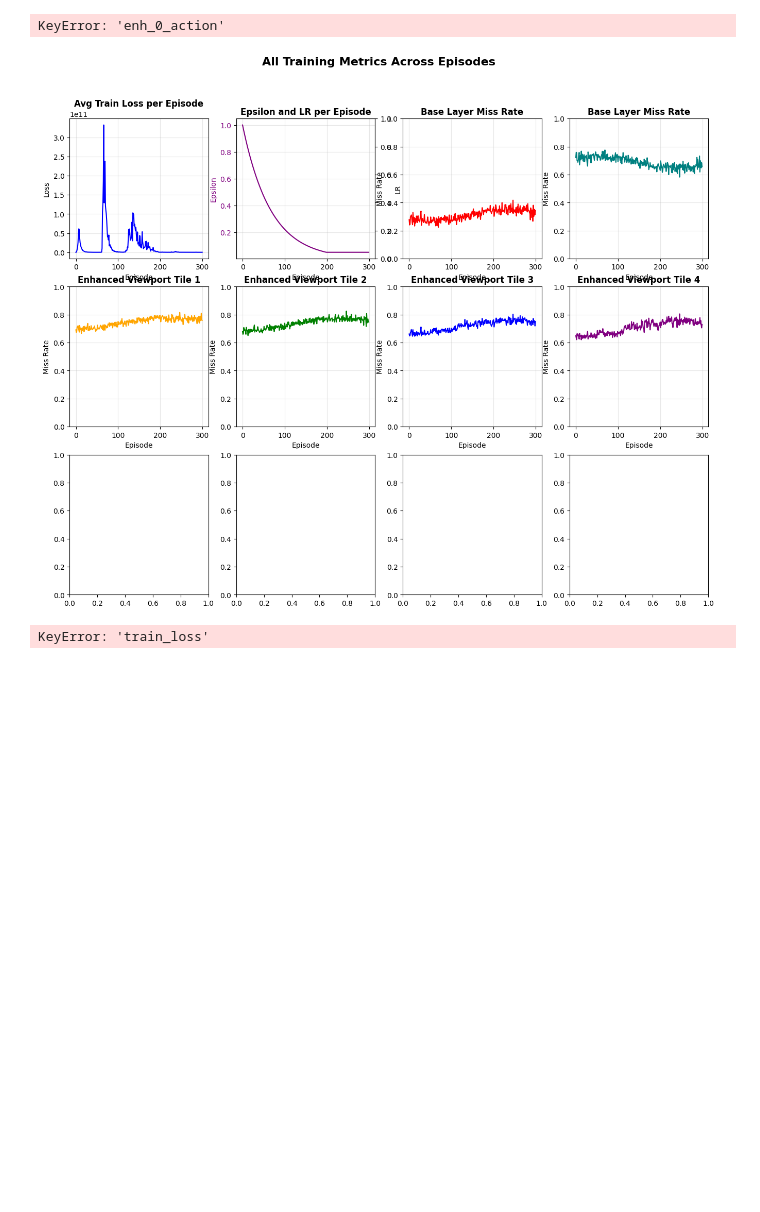
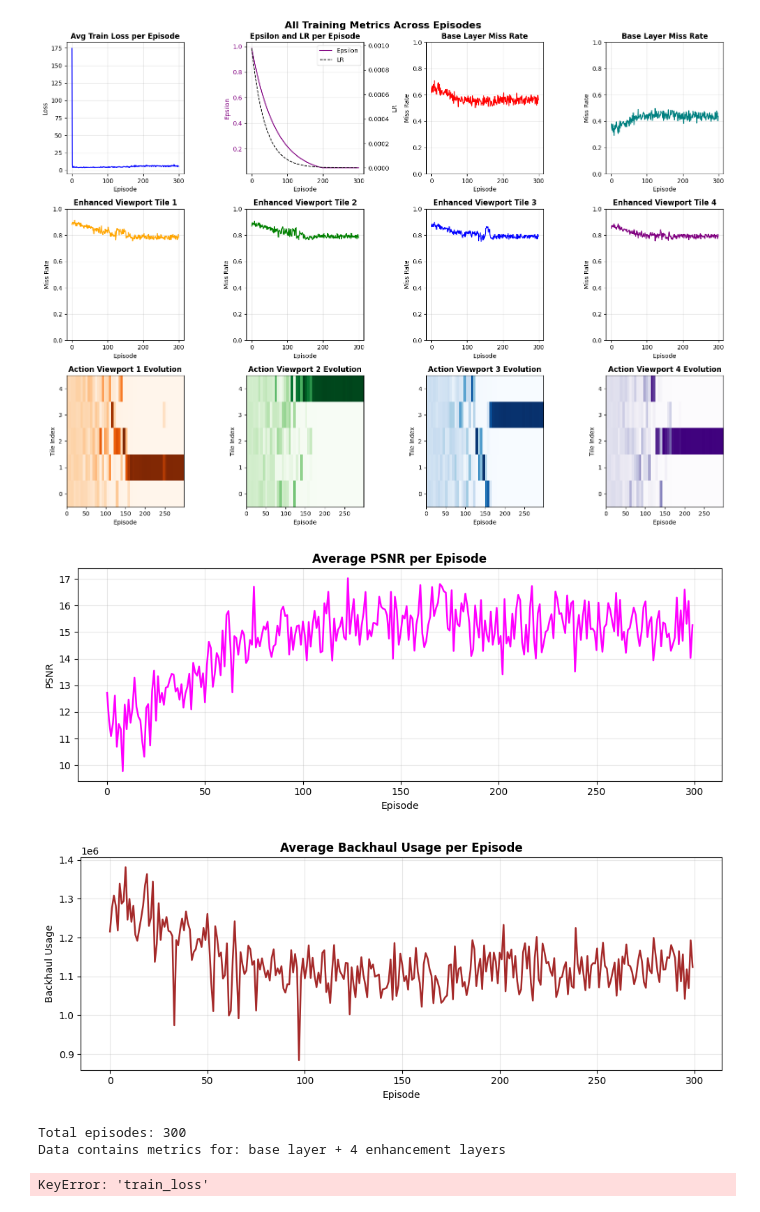
Before and after one commit to es25591/CacheVideoPredict360, a Jupyter notebook: Sources/ResultAnalysis.ipynb, the cells around one changed output. Saved outputs shown, nothing was run; the diff lists cells and outputs as text; code cells hidden in the pictures; blank space fills up the shorter version.

```diff
--- a/Sources/ResultAnalysis.ipynb
+++ b/Sources/ResultAnalysis.ipynb
@@ -7,8 +7,8 @@ import pandas as pd
 import matplotlib.pyplot as plt
 # %%
 
-path_foulder = "C:/Users/es25591/Workspace/CacheVideoPredict360/Results/" + "2026-03-05_10-18/"
-# path_foulder = "/home/eduardo/Workspace/CacheVideoPredict360/Results/meeting_02_27/" + "2026-02-27_07-26/"
+# path_foulder = "C:/Users/es25591/Workspace/CacheVideoPredict360/Results/" + "2026-03-05_18-18/"
+path_foulder = "/home/eduardo/Workspace/CacheVideoPredict360/Results/" + "2026-03-05_19-28/"
 
 pattern = re.compile(r"^debug_ep(\d+)\.json$")
 records = []
@@ -121,7 +121,7 @@ episodes = df['episode_index'].values
 
 # 1. Train Loss Average
 ax = axes[0, 0]
-avg_train_loss = get_avg_per_episode('train_loss')
+avg_train_loss = get_avg_per_episode('train_loss_combined')
 ax.plot(episodes, avg_train_loss, color='blue', linewidth=1.5)
 ax.set_title('Avg Train Loss per Episode', fontweight='bold')
 ax.set_xlabel('Episode')
@@ -263,35 +263,38 @@ plt.show()
 # ----------------------------------------------------------------
 def get_backhaul_avg_per_episode():
     if 'backhaul_usage' in df.columns:
         return get_avg_per_episode('backhaul_usage')
     if 'backhaul' in df.columns:
         return get_avg_per_episode('backhaul')
     return None
 
 backhaul_avg = get_backhaul_avg_per_episode()
 
 fig_bh, ax_bh = plt.subplots(figsize=(10, 4))
 if backhaul_avg is None:
     ax_bh.text(0.5, 0.5, 'No backhaul_usage/backhaul column found in DataFrame', ha='center', va='center', transform=ax_bh.transAxes)
     ax_bh.set_title('Average Backhaul Usage per Episode', fontweight='bold')
     ax_bh.set_xlabel('Episode')
     ax_bh.set_ylabel('Backhaul Usage')
     ax_bh.grid(True, alpha=0.3)
 else:
     ax_bh.plot(episodes, backhaul_avg, color='brown', linewidth=1.8)
     ax_bh.set_title('Average Backhaul Usage per Episode', fontweight='bold')
     ax_bh.set_xlabel('Episode')
     ax_bh.set_ylabel('Backhaul Usage')
     ax_bh.grid(True, alpha=0.3)
 
 plt.tight_layout()
 plt.show()
 
 print(f"Total episodes: {len(episodes)}")
 print(f"Data contains metrics for: base layer + 4 enhancement layers")
 # %% [output]
+[figure, new version]
+[figure, added]
+[figure, added]
-KeyError: 'enh_0_action'
+Total episodes: 300
+Data contains metrics for: base layer + 4 enhancement layers
-[figure, old version]
 # %%
 # Group related metrics for focused analysis
 fig = plt.figure(figsize=(18, 12))
```
Also changed, not shown: parts of 1 cell of this notebook, 5 other files.
